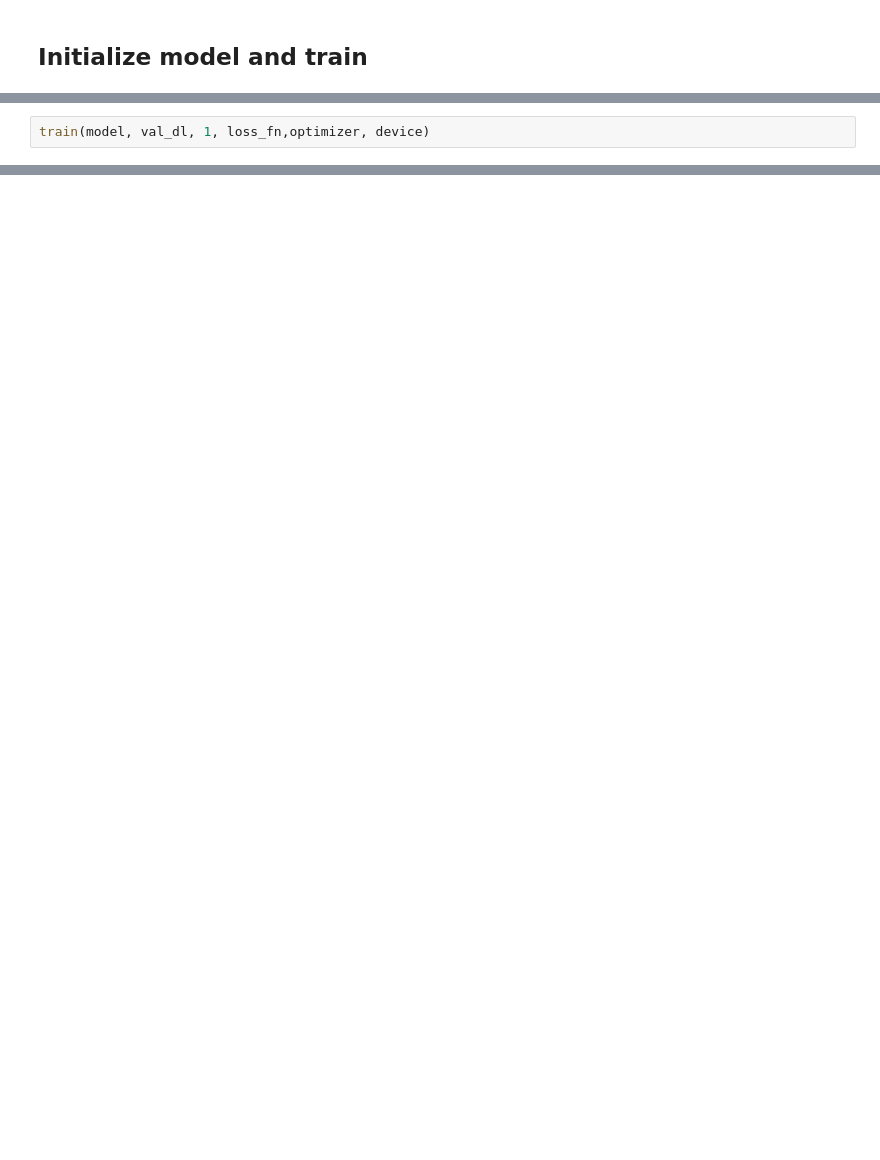
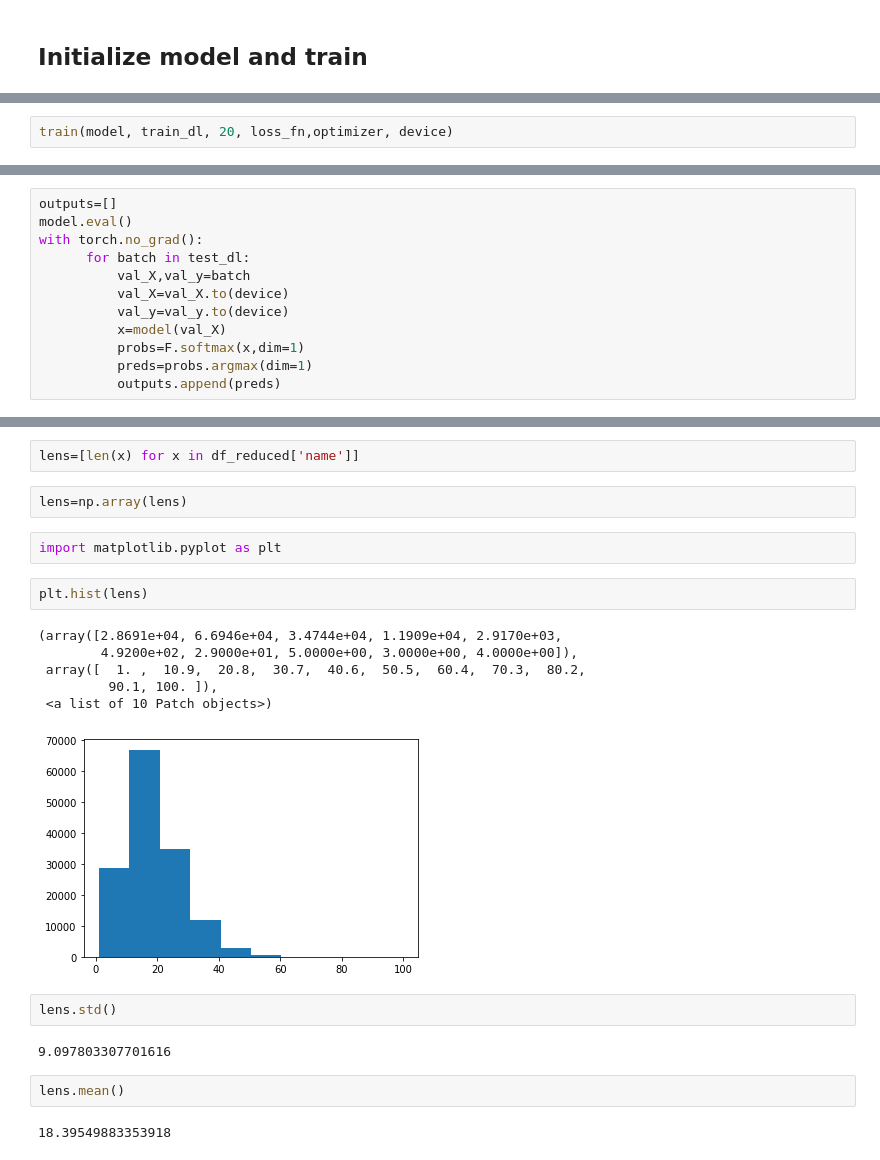
Before and after one commit to joaomvg/cnn-text-classifier, a Jupyter notebook: CNN_character.ipynb, the cells around one changed output, grey strips where cells are left out. Cells and saved outputs as stored; diff of their text form; blank space fills up the shorter version.

```diff
--- a/CNN_character.ipynb
+++ b/CNN_character.ipynb
@@ -378,2 +431,2 @@ Using device cpu.
 # %%
-train(model, val_dl, 1, loss_fn,optimizer, device)
+train(model, train_dl, 20, loss_fn,optimizer, device)
@@ -391,0 +493,12 @@ tensor([[1, 2],
+# %%
+outputs=[]
+model.eval()
+with torch.no_grad():
+      for batch in test_dl:
+          val_X,val_y=batch
+          val_X=val_X.to(device)
+          val_y=val_y.to(device)
+          x=model(val_X)
+          probs=F.softmax(x,dim=1)
+          preds=probs.argmax(dim=1)
+          outputs.append(preds)
@@ -391,0 +597,23 @@ tensor([[1, 2],
+# %%
+lens=[len(x) for x in df_reduced['name']]
+# %%
+lens=np.array(lens)
+# %%
+import matplotlib.pyplot as plt
+# %%
+plt.hist(lens)
+# %% [output]
+(array([2.8691e+04, 6.6946e+04, 3.4744e+04, 1.1909e+04, 2.9170e+03,
+        4.9200e+02, 2.9000e+01, 5.0000e+00, 3.0000e+00, 4.0000e+00]),
+ array([  1. ,  10.9,  20.8,  30.7,  40.6,  50.5,  60.4,  70.3,  80.2,
+         90.1, 100. ]),
+ <a list of 10 Patch objects>)
+[figure, added]
+# %%
+lens.std()
+# %% [output]
+9.097803307701616
+# %%
+lens.mean()
+# %% [output]
+18.39549883353918
```
Also changed, not shown: parts of 81 cells of this notebook, 6 other files.
